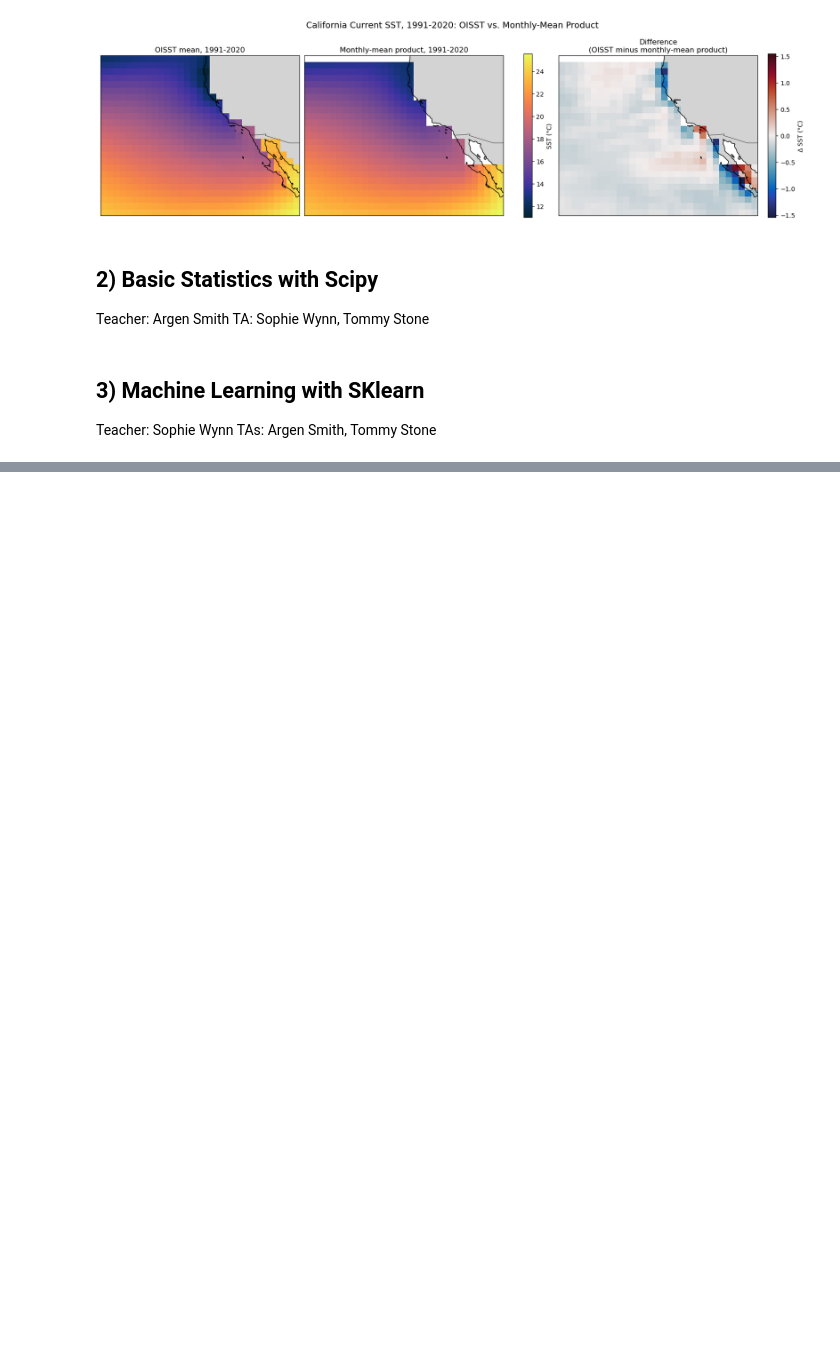
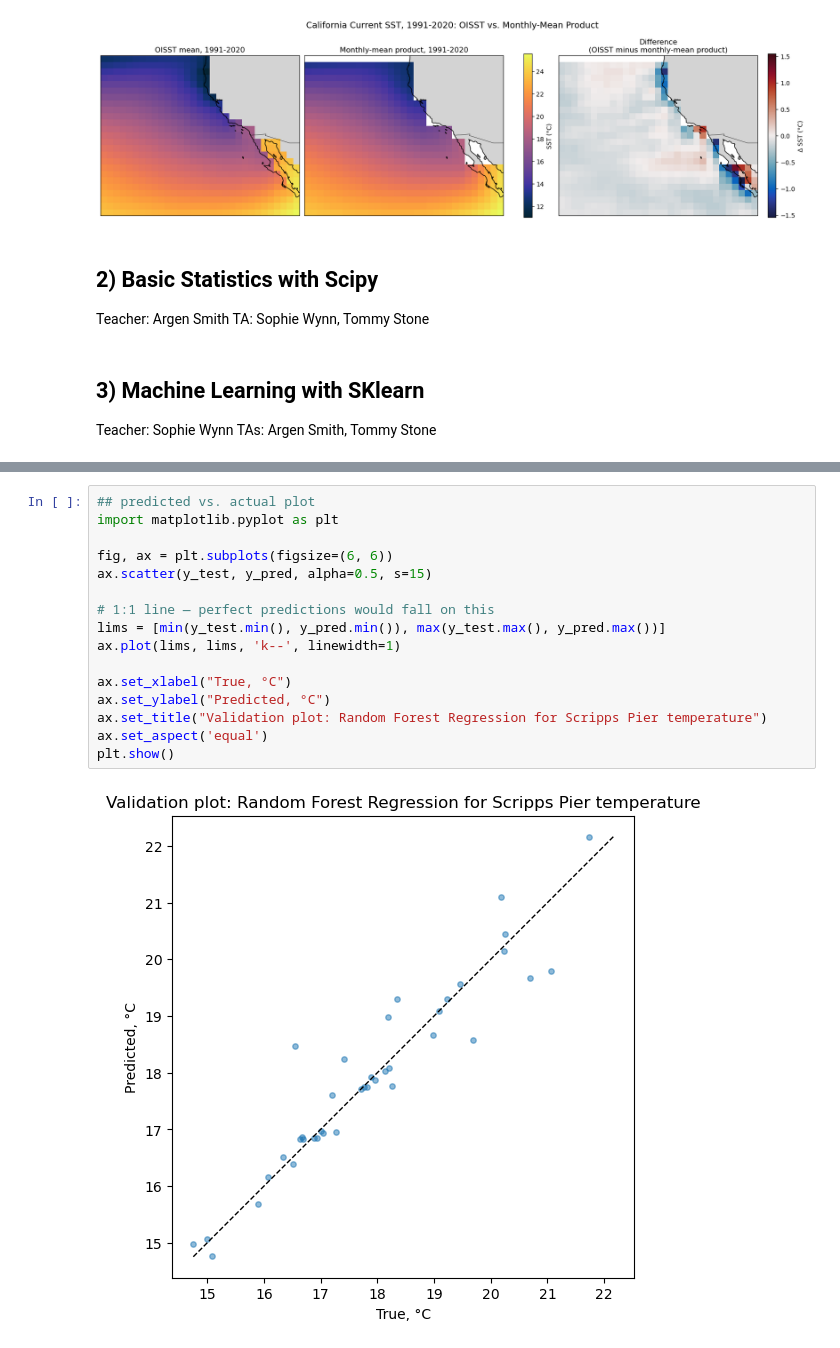
Before and after one commit to tgstone/sio-math-workshop, a Jupyter notebook: docs/source/2026/day3/data_workshop2.ipynb, the cells around one changed output, grey strips where cells are left out. Saved outputs shown, nothing was run; the diff lists cells and outputs as text; blank space fills up the shorter version.

```diff
--- a/docs/source/2026/day3/data_workshop2.ipynb
+++ b/docs/source/2026/day3/data_workshop2.ipynb
@@ -429,0 +610,18 @@ TAs: Argen Smith, Tommy Stone
+# %%
+## predicted vs. actual plot
+import matplotlib.pyplot as plt
+
+fig, ax = plt.subplots(figsize=(6, 6))
+ax.scatter(y_test, y_pred, alpha=0.5, s=15)
+
+# 1:1 line — perfect predictions would fall on this
+lims = [min(y_test.min(), y_pred.min()), max(y_test.max(), y_pred.max())]
+ax.plot(lims, lims, 'k--', linewidth=1)
+
+ax.set_xlabel("True, °C")
+ax.set_ylabel("Predicted, °C")
+ax.set_title("Validation plot: Random Forest Regression for Scripps Pier temperature")
+ax.set_aspect('equal')
+plt.show()
+# %% [output]
+[figure, added]
```
Also changed, not shown: parts of 11 cells of this notebook.
